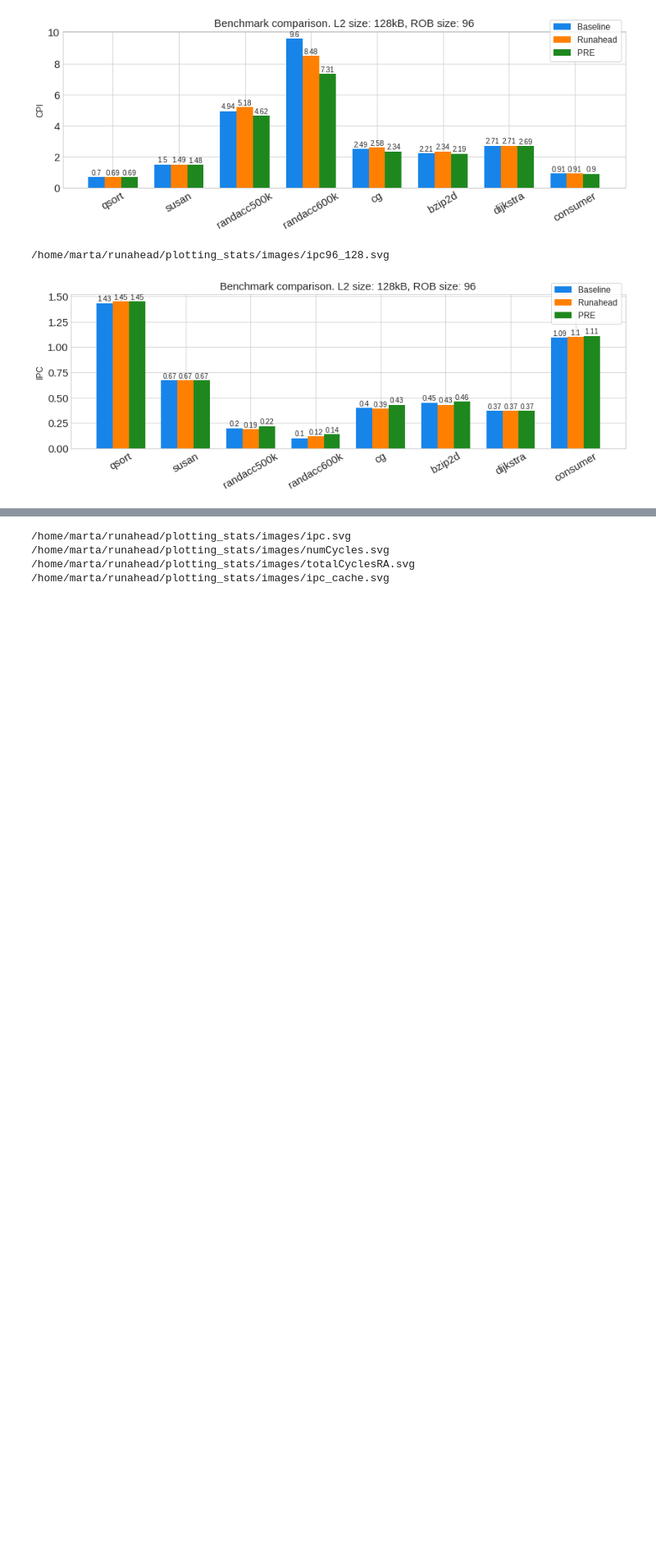
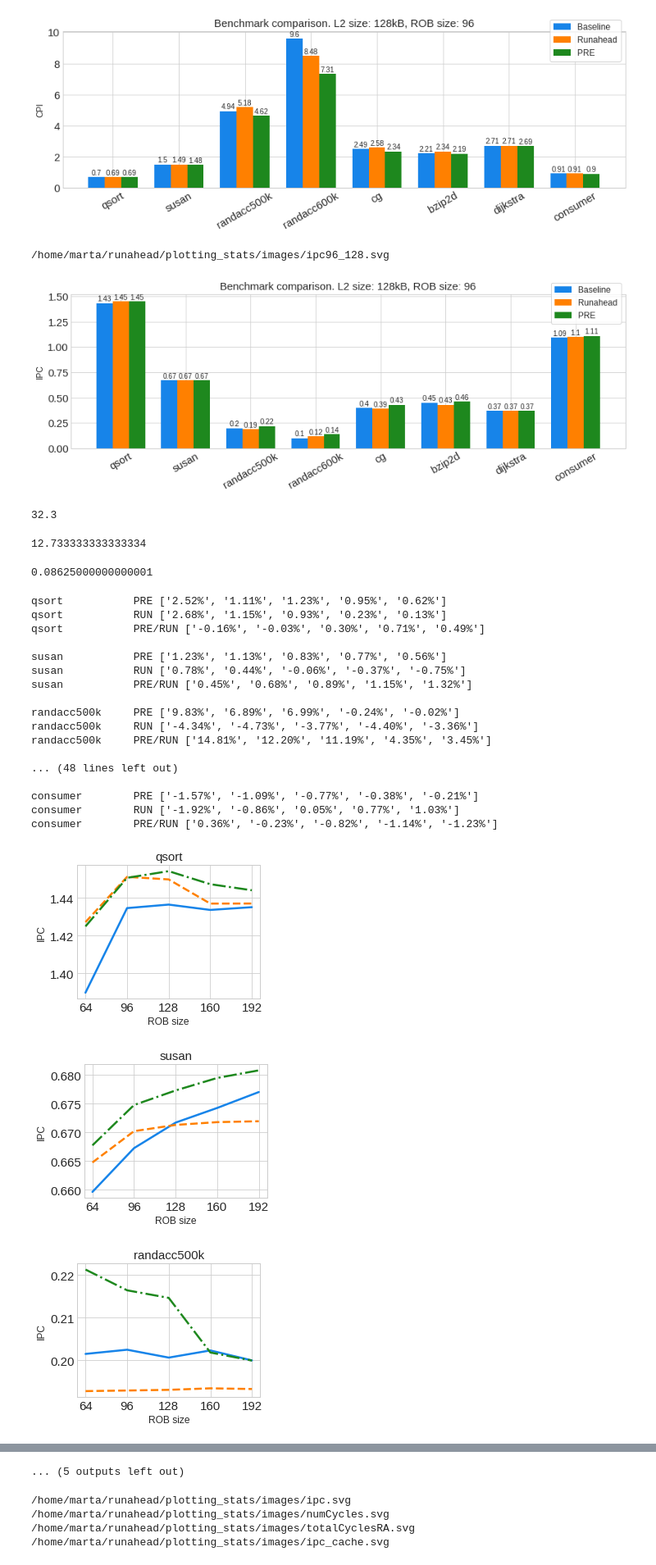
Before and after one commit to kuczmmar/Runahead, a Jupyter notebook: plotting_stats/plotting.ipynb, the cells around one changed output, grey strips where cells are left out. Shown at 82% size. Cells and saved outputs as stored; diff of their text form; code cells hidden in the pictures; blank space fills up the shorter version.

```diff
--- a/plotting_stats/plotting.ipynb
+++ b/plotting_stats/plotting.ipynb
@@ -210,6 +210,7 @@ def analyze_param(df, benchmark, statistic, robsizes=[128], cachesizes=[64], ax=
     ax.plot(run_scores - bottom, label = 'Runahead', linewidth=l, linestyle='--', color=colors[1])
     ax.plot(pre_scores - bottom, label = 'PRE', linewidth=l, linestyle='-.', color=colors[2])
 
+
     # Add some text for labels, title and custom x-axis tick labels, etc.
     label = statistic
     if statistic == 'cpi' or statistic == 'ipc':
@@ -227,7 +228,8 @@ def analyze_param(df, benchmark, statistic, robsizes=[128], cachesizes=[64], ax=
 #     ax.legend(loc='upper right', bbox_to_anchor=(1, 1.2),
 #           ncol=3, fancybox=True)
 
-    return ax
+    return ax, base_scores, run_scores, pre_scores
+
 def analyze_all(data, stat, robs, caches, height=7.5, rmvBaselie=False, name=None):
     cols = 3
     rows = 3
@@ -259,3 +261,57 @@ def analyze_all(data, stat, robs, caches, height=7.5, rmvBaselie=False, name=Non
 
     print(fname)
     plt.savefig(fname, format='svg', bbox_inches='tight')
+# %%
+# randacc500, 600, cg
+(57.9+29.2+9.8)/3
+# %% [output]
+32.3
+# %%
+# pre over run
+(14.5+14.8+3.6)/3
+(12.2+15.9+10.1)/3
+# %% [output]
+12.733333333333334
+# %%
+# energy avg
+(0.05+0.02+0.1+0.14+0.09+.26+.03)/8
+# %% [output]
+0.08625000000000001
+# %%
+def cmp(stat):
+    robs = [64, 96, 128, 160, 192]
+    for i in range(len(all_benchs)):
+        ax, base_scores, run_scores, pre_scores = \
+            analyze_param(new_data, all_benchs[i], stat, robsizes=robs, cachesizes=[128])
+        pre = (np.around(pre_scores/base_scores, decimals=4)-1)*100
+        run = (np.around(run_scores/base_scores, decimals=4)-1)*100
+        cmp = (np.around(pre_scores/run_scores, decimals=4)-1)*100
+        print(all_benchs[i].ljust(15), "PRE",  ['{:.2f}%'.format(a) for a in pre])
+        print(all_benchs[i].ljust(15), "RUN",  ['{:.2f}%'.format(a) for a in run])
+        print(all_benchs[i].ljust(15), "PRE/RUN", ['{:.2f}%'.format(a) for a in cmp])
+        print()
+
+cmp('ipc')
+print('numCycles:')
+cmp('numCycles')
+# %% [output]
+qsort           PRE ['2.52%', '1.11%', '1.23%', '0.95%', '0.62%']
+qsort           RUN ['2.68%', '1.15%', '0.93%', '0.23%', '0.13%']
+qsort           PRE/RUN ['-0.16%', '-0.03%', '0.30%', '0.71%', '0.49%']
+
+susan           PRE ['1.23%', '1.13%', '0.83%', '0.77%', '0.56%']
+susan           RUN ['0.78%', '0.44%', '-0.06%', '-0.37%', '-0.75%']
+susan           PRE/RUN ['0.45%', '0.68%', '0.89%', '1.15%', '1.32%']
+
+randacc500k     PRE ['9.83%', '6.89%', '6.99%', '-0.24%', '-0.02%']
+randacc500k     RUN ['-4.34%', '-4.73%', '-3.77%', '-4.40%', '-3.36%']
+randacc500k     PRE/RUN ['14.81%', '12.20%', '11.19%', '4.35%', '3.45%']
+
+... (48 lines left out)
+
+consumer        PRE ['-1.57%', '-1.09%', '-0.77%', '-0.38%', '-0.21%']
+consumer        RUN ['-1.92%', '-0.86%', '0.05%', '0.77%', '1.03%']
+consumer        PRE/RUN ['0.36%', '-0.23%', '-0.82%', '-1.14%', '-1.23%']
+[figure, added]
+[figure, added]
+[figure, added]
@@ -262,3 +326,4 @@ def analyze_all(data, stat, robs, caches, height=7.5, rmvBaselie=False, name=Non
+... (5 outputs left out)
 # %%
 robs = [64, 96, 128, 160, 192]
 cache = [128]
```
Also changed, not shown: parts of 1 cell of this notebook, 1 other file.
